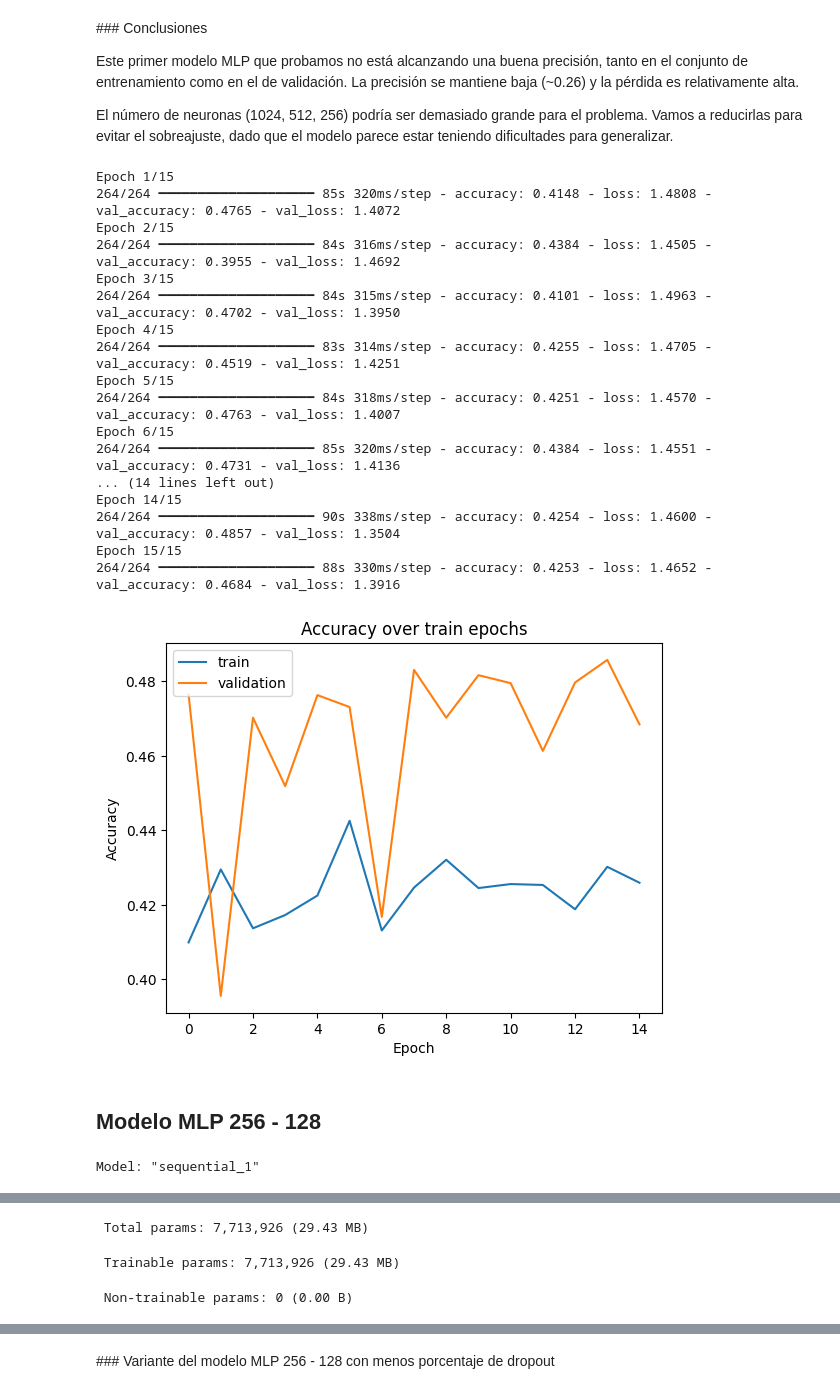
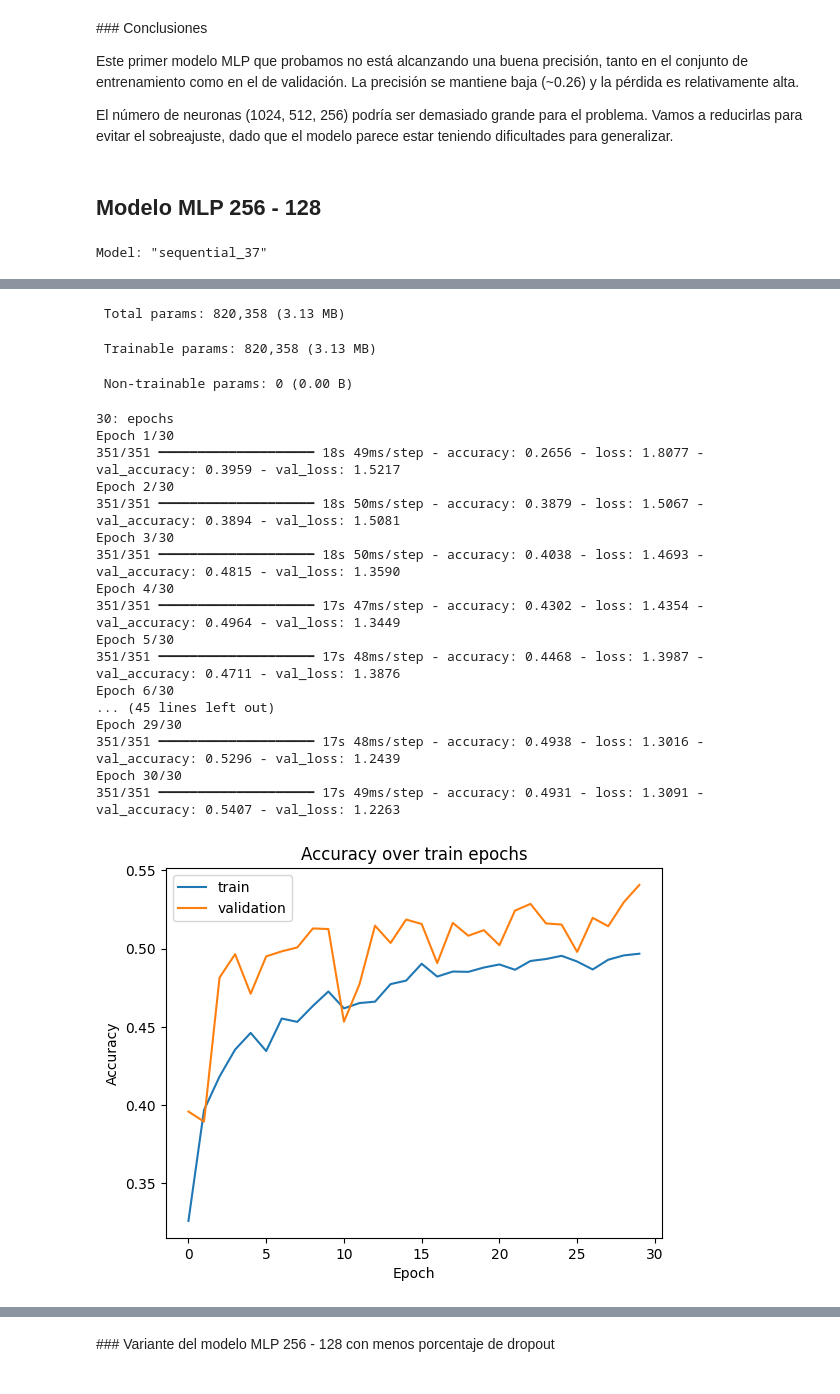
Before and after one commit to JuanAira/tp2-machine-learning, a Jupyter notebook: tp2_places.ipynb, the cells around one changed output, grey strips where cells are left out. Drawn from its saved outputs; the diff is of its cells as text; code cells hidden in the pictures.

```diff
--- a/tp2_places.ipynb
+++ b/tp2_places.ipynb
@@ -314,28 +334,6 @@ Epoch 15/15
 Este primer modelo MLP que probamos no está alcanzando una buena precisión, tanto en el conjunto de entrenamiento como en el de validación. La precisión se mantiene baja (~0.26) y la pérdida es relativamente alta.
 
 El número de neuronas (1024, 512, 256) podría ser demasiado grande para el problema. Vamos a reducirlas para evitar el sobreajuste, dado que el modelo parece estar teniendo dificultades para generalizar.
-# %%
-# Entrena el modelo y lo plotea
-mlp_model_builder.fit_model()
-# %% [output]
-Epoch 1/15
-264/264 ━━━━━━━━━━━━━━━━━━━━ 85s 320ms/step - accuracy: 0.4148 - loss: 1.4808 - val_accuracy: 0.4765 - val_loss: 1.4072
-Epoch 2/15
-264/264 ━━━━━━━━━━━━━━━━━━━━ 84s 316ms/step - accuracy: 0.4384 - loss: 1.4505 - val_accuracy: 0.3955 - val_loss: 1.4692
-Epoch 3/15
-264/264 ━━━━━━━━━━━━━━━━━━━━ 84s 315ms/step - accuracy: 0.4101 - loss: 1.4963 - val_accuracy: 0.4702 - val_loss: 1.3950
-Epoch 4/15
-264/264 ━━━━━━━━━━━━━━━━━━━━ 83s 314ms/step - accuracy: 0.4255 - loss: 1.4705 - val_accuracy: 0.4519 - val_loss: 1.4251
-Epoch 5/15
-264/264 ━━━━━━━━━━━━━━━━━━━━ 84s 318ms/step - accuracy: 0.4251 - loss: 1.4570 - val_accuracy: 0.4763 - val_loss: 1.4007
-Epoch 6/15
-264/264 ━━━━━━━━━━━━━━━━━━━━ 85s 320ms/step - accuracy: 0.4384 - loss: 1.4551 - val_accuracy: 0.4731 - val_loss: 1.4136
-... (14 lines left out)
-Epoch 14/15
-264/264 ━━━━━━━━━━━━━━━━━━━━ 90s 338ms/step - accuracy: 0.4254 - loss: 1.4600 - val_accuracy: 0.4857 - val_loss: 1.3504
-Epoch 15/15
-264/264 ━━━━━━━━━━━━━━━━━━━━ 88s 330ms/step - accuracy: 0.4253 - loss: 1.4652 - val_accuracy: 0.4684 - val_loss: 1.3916
-[figure, removed]
 # %% [markdown]
 ## Modelo MLP 256 - 128
 # %%
@@ -345,11 +343,12 @@ layers_config = [
     {'units': 128, 'activation': 'relu', 'dropout': 0.25},
 ]
 
-mlp_model_builder = MLPBuilder()
-mlp_model_builder.build_model(layers_config)
-mlp_model_builder.compile_model()
+mlp_model_256_128_relu = MLPBuilder()
+mlp_model_256_128_relu.build_model(layers_config)
+mlp_model_256_128_relu.compile_model()
+mlp_model_256_128_relu.fit_model()
 # %% [output]
-Model: "sequential_1"
+Model: "sequential_37"
 ┏━━━━━━━━━━━━━━━━━━━━━━━━━━━━━━━━━┳━━━━━━━━━━━━━━━━━━━━━━━━┳━━━━━━━━━━━━━━━┓
 ┃ Layer (type)                    ┃ Output Shape           ┃       Param # ┃
 ┡━━━━━━━━━━━━━━━━━━━━━━━━━━━━━━━━━╇━━━━━━━━━━━━━━━━━━━━━━━━╇━━━━━━━━━━━━━━━┩
@@ -367,4 +366,22 @@ Model: "sequential_1"
 └─────────────────────────────────┴────────────────────────┴───────────────┘
- Total params: 7,713,926 (29.43 MB)
+ Total params: 820,358 (3.13 MB)
- Trainable params: 7,713,926 (29.43 MB)
+ Trainable params: 820,358 (3.13 MB)
  Non-trainable params: 0 (0.00 B)
+30: epochs
+Epoch 1/30
+351/351 ━━━━━━━━━━━━━━━━━━━━ 18s 49ms/step - accuracy: 0.2656 - loss: 1.8077 - val_accuracy: 0.3959 - val_loss: 1.5217
+Epoch 2/30
+351/351 ━━━━━━━━━━━━━━━━━━━━ 18s 50ms/step - accuracy: 0.3879 - loss: 1.5067 - val_accuracy: 0.3894 - val_loss: 1.5081
+Epoch 3/30
+351/351 ━━━━━━━━━━━━━━━━━━━━ 18s 50ms/step - accuracy: 0.4038 - loss: 1.4693 - val_accuracy: 0.4815 - val_loss: 1.3590
+Epoch 4/30
+351/351 ━━━━━━━━━━━━━━━━━━━━ 17s 47ms/step - accuracy: 0.4302 - loss: 1.4354 - val_accuracy: 0.4964 - val_loss: 1.3449
+Epoch 5/30
+351/351 ━━━━━━━━━━━━━━━━━━━━ 17s 48ms/step - accuracy: 0.4468 - loss: 1.3987 - val_accuracy: 0.4711 - val_loss: 1.3876
+Epoch 6/30
+... (45 lines left out)
+Epoch 29/30
+351/351 ━━━━━━━━━━━━━━━━━━━━ 17s 48ms/step - accuracy: 0.4938 - loss: 1.3016 - val_accuracy: 0.5296 - val_loss: 1.2439
+Epoch 30/30
+351/351 ━━━━━━━━━━━━━━━━━━━━ 17s 49ms/step - accuracy: 0.4931 - loss: 1.3091 - val_accuracy: 0.5407 - val_loss: 1.2263
+[figure, added]
```
Also changed, not shown: parts of 26 cells of this notebook.
